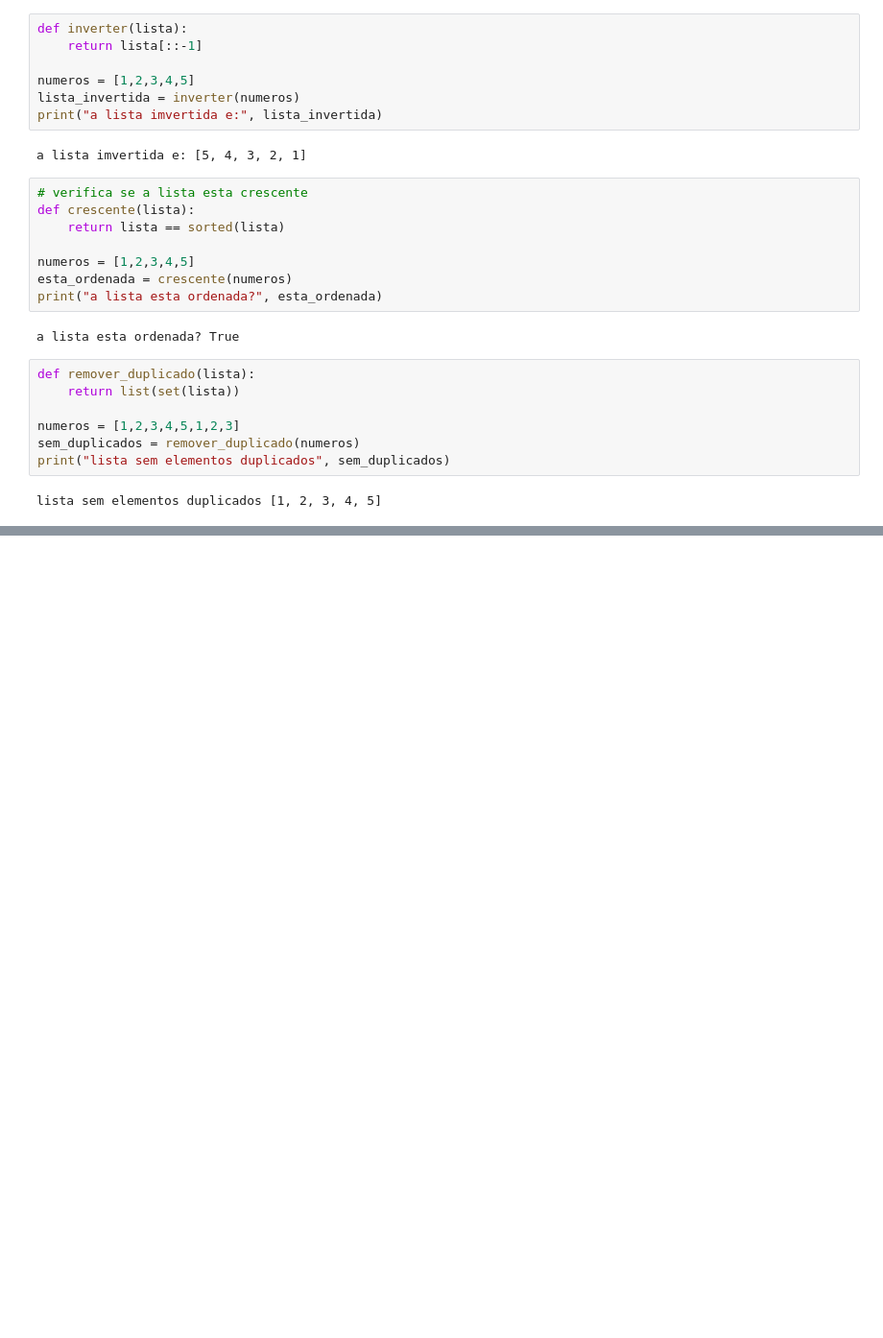
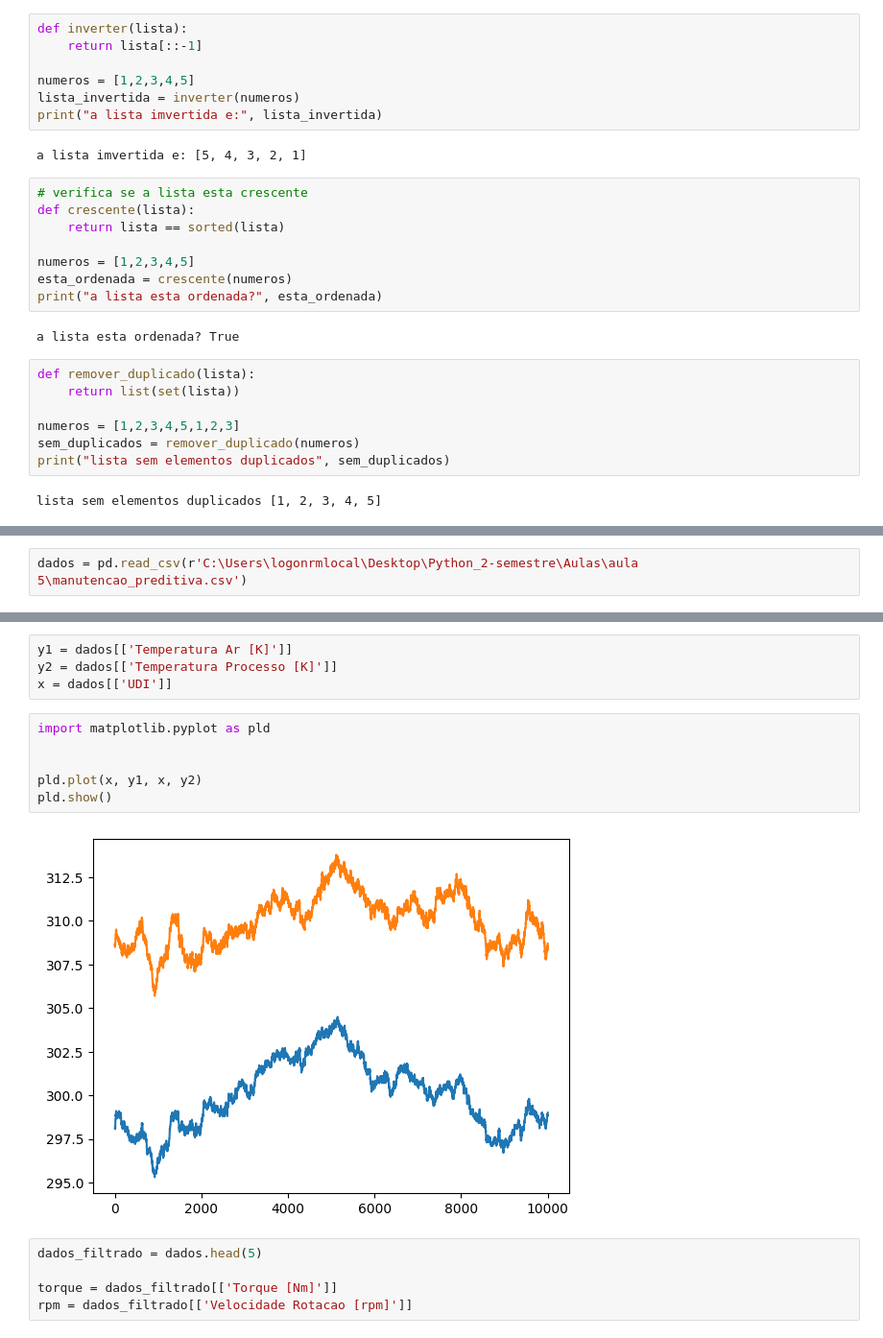
Before and after one commit to Gustavo-b017/Python_2-semestre, a Jupyter notebook: Aulas/aula 5/aula-05-3.11.24.ipynb, the cells around one changed output, grey strips where cells are left out. Shown at 96% size. Drawn from its saved outputs; the diff is of its cells as text; blank space fills up the shorter version.

Commit message:
aula 5, primeira parte

```diff
--- a/Aulas/aula 5/aula-05-3.11.24.ipynb
+++ b/Aulas/aula 5/aula-05-3.11.24.ipynb
@@ -169,0 +227,2 @@ lista sem elementos duplicados [1, 2, 3, 4, 5]
+# %%
+dados = pd.read_csv(r'C:\Users\logonrmlocal\Desktop\Python_2-semestre\Aulas\aula 5\manutencao_preditiva.csv')
@@ -169,0 +245,17 @@ lista sem elementos duplicados [1, 2, 3, 4, 5]
+# %%
+y1 = dados[['Temperatura Ar [K]']]
+y2 = dados[['Temperatura Processo [K]']]
+x = dados[['UDI']]
+# %%
+import matplotlib.pyplot as pld
+
+
+pld.plot(x, y1, x, y2)
+pld.show()
+# %% [output]
+[figure, added]
+# %%
+dados_filtrado = dados.head(5)
+
+torque = dados_filtrado[['Torque [Nm]']]
+rpm = dados_filtrado[['Velocidade Rotacao [rpm]']]
```
Also changed, not shown: parts of 22 cells of this notebook, 1 other file.
